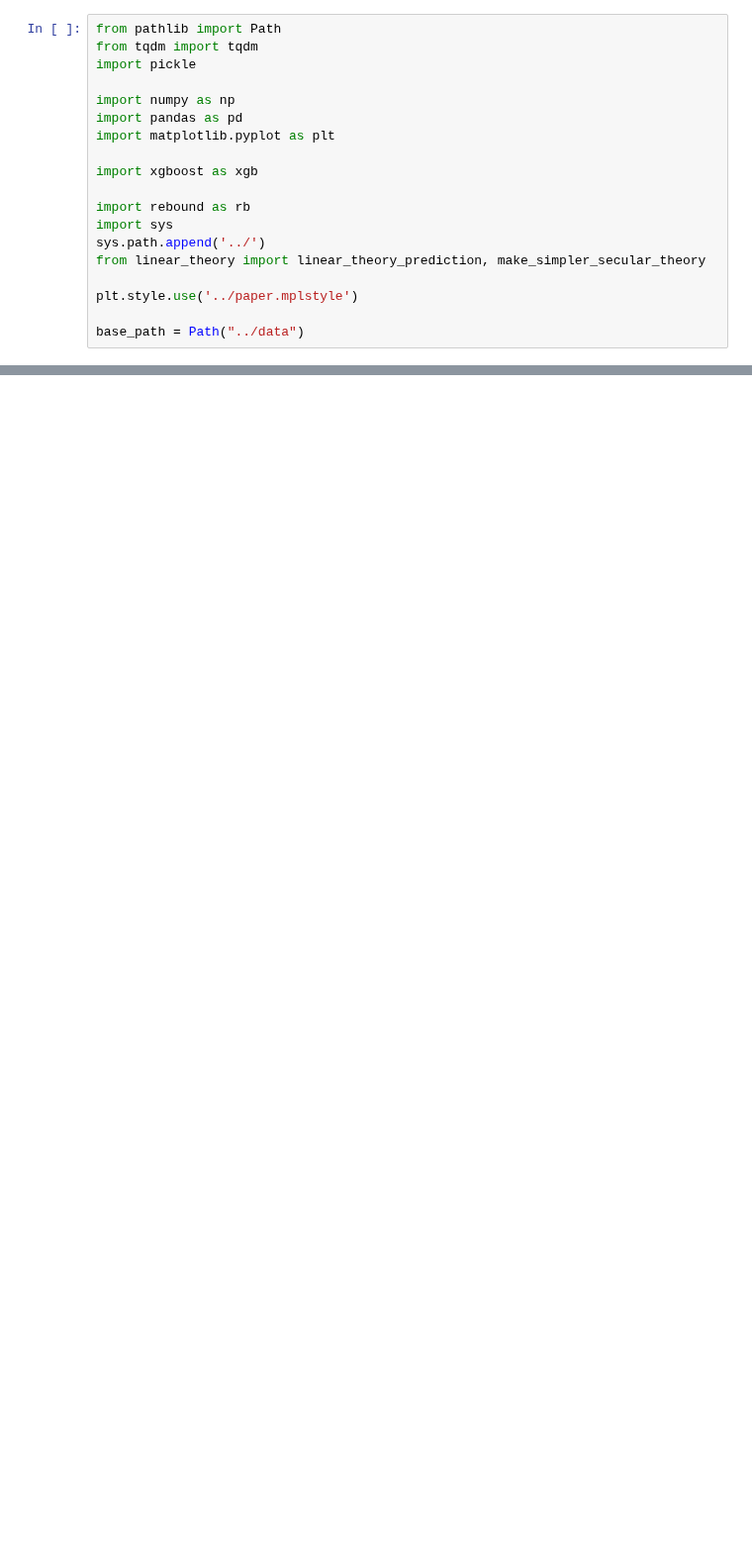
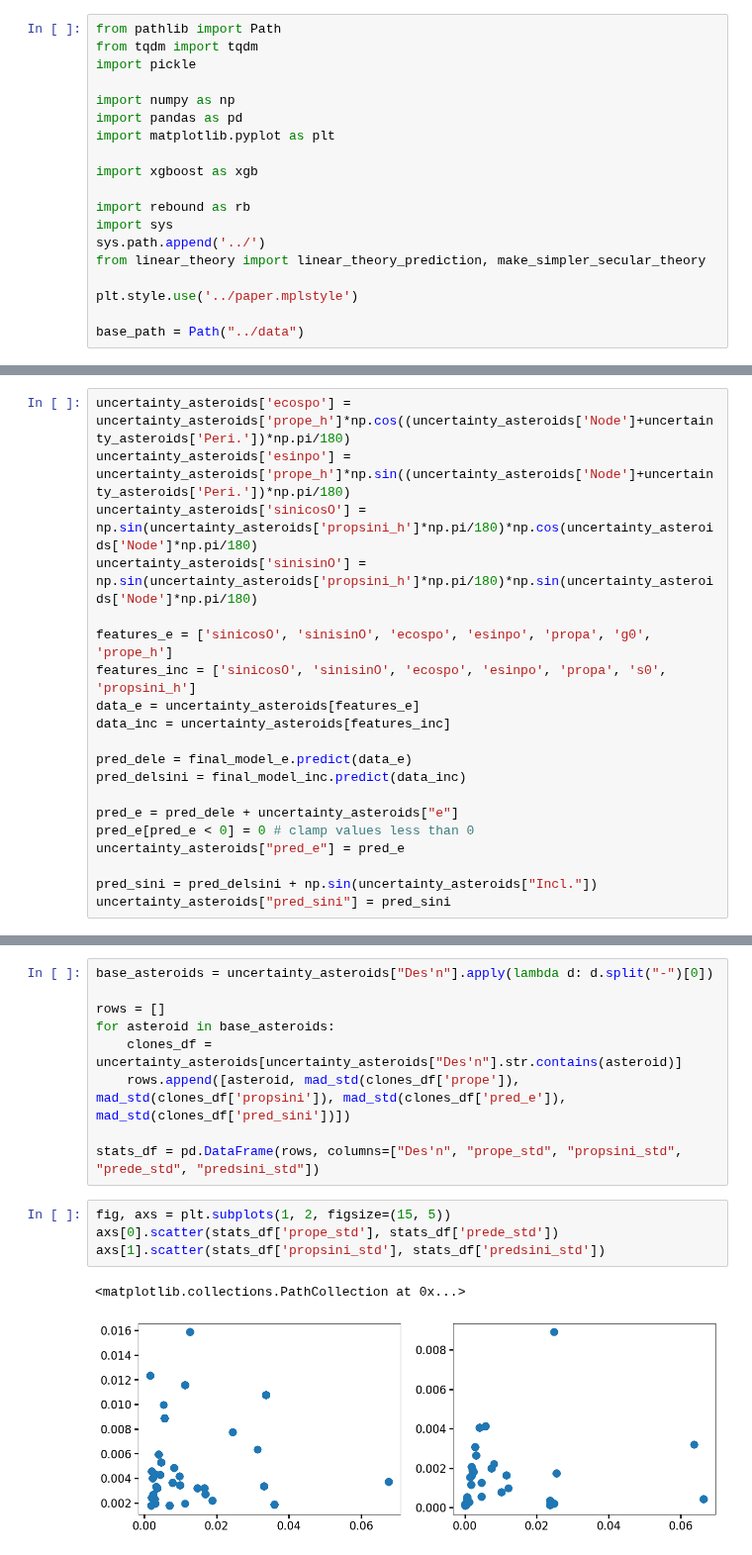
Before and after one commit to YangShen31/proper_elements_prediction, a Jupyter notebook: 5_uncertainty_testing/5.4_evaluate_uncertainty_estimates.ipynb, the cells around one changed output, grey strips where cells are left out. Shown at 99% size. Cells and saved outputs as stored; diff of their text form; blank space fills up the shorter version.

```diff
--- a/5_uncertainty_testing/5.4_evaluate_uncertainty_estimates.ipynb
+++ b/5_uncertainty_testing/5.4_evaluate_uncertainty_estimates.ipynb
@@ -61,0 +73,20 @@ KeyboardInterrupt:
+# %%
+uncertainty_asteroids['ecospo'] = uncertainty_asteroids['prope_h']*np.cos((uncertainty_asteroids['Node']+uncertainty_asteroids['Peri.'])*np.pi/180)
+uncertainty_asteroids['esinpo'] = uncertainty_asteroids['prope_h']*np.sin((uncertainty_asteroids['Node']+uncertainty_asteroids['Peri.'])*np.pi/180)
+uncertainty_asteroids['sinicosO'] = np.sin(uncertainty_asteroids['propsini_h']*np.pi/180)*np.cos(uncertainty_asteroids['Node']*np.pi/180)
+uncertainty_asteroids['sinisinO'] = np.sin(uncertainty_asteroids['propsini_h']*np.pi/180)*np.sin(uncertainty_asteroids['Node']*np.pi/180)
+
+features_e = ['sinicosO', 'sinisinO', 'ecospo', 'esinpo', 'propa', 'g0', 'prope_h']
+features_inc = ['sinicosO', 'sinisinO', 'ecospo', 'esinpo', 'propa', 's0', 'propsini_h']
+data_e = uncertainty_asteroids[features_e]
+data_inc = uncertainty_asteroids[features_inc]
+
+pred_dele = final_model_e.predict(data_e)
+pred_delsini = final_model_inc.predict(data_inc)
+
+pred_e = pred_dele + uncertainty_asteroids["e"]
+pred_e[pred_e < 0] = 0 # clamp values less than 0
+uncertainty_asteroids["pred_e"] = pred_e
+
+pred_sini = pred_delsini + np.sin(uncertainty_asteroids["Incl."])
+uncertainty_asteroids["pred_sini"] = pred_sini
@@ -61,0 +142,16 @@ KeyboardInterrupt:
+# %%
+base_asteroids = uncertainty_asteroids["Des'n"].apply(lambda d: d.split("-")[0])
+
+rows = []
+for asteroid in base_asteroids:
+    clones_df = uncertainty_asteroids[uncertainty_asteroids["Des'n"].str.contains(asteroid)]
+    rows.append([asteroid, mad_std(clones_df['prope']), mad_std(clones_df['propsini']), mad_std(clones_df['pred_e']), mad_std(clones_df['pred_sini'])])
+
+stats_df = pd.DataFrame(rows, columns=["Des'n", "prope_std", "propsini_std", "prede_std", "predsini_std"])
+# %%
+fig, axs = plt.subplots(1, 2, figsize=(15, 5))
+axs[0].scatter(stats_df['prope_std'], stats_df['prede_std'])
+axs[1].scatter(stats_df['propsini_std'], stats_df['predsini_std'])
+# %% [output]
+<matplotlib.collections.PathCollection at 0x...>
+[figure, added]
```
Also changed, not shown: parts of 8 cells of this notebook, 2 other files.
